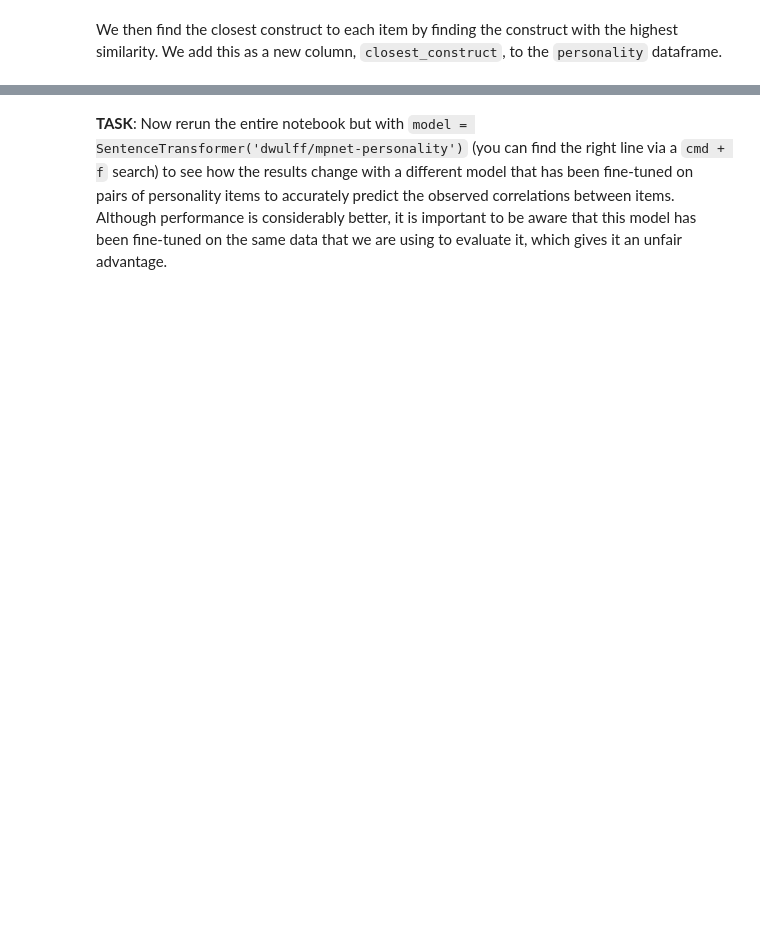
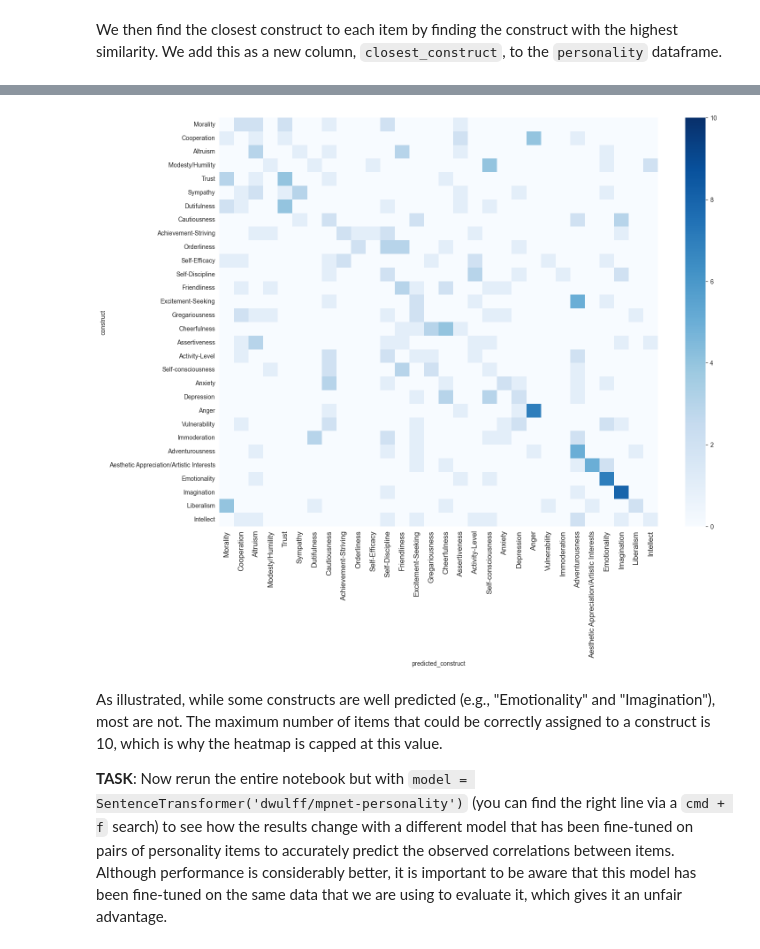
Before and after one commit to Zak-Hussain/LLM4BeSci_GSERM2024, a Jupyter notebook: day_2/day_2.ipynb, the cells around one changed output, grey strips where cells are left out. Saved outputs shown, nothing was run; the diff lists cells and outputs as text; code cells hidden in the pictures; blank space fills up the shorter version.

Commit message:
explaining heatmap

```diff
--- a/day_2/day_2.ipynb
+++ b/day_2/day_2.ipynb
@@ -173,9 +375,14 @@ confusion_matrix
 # %%
 # Plotting confusion matrix without numbers in cells
 fig, ax = plt.subplots(figsize=(16, 12))
-sns.heatmap(confusion_matrix, cmap='Blues', ax=ax)
+n_items_per_construct = 10 # Maximum possible number of correctly assigned items per construct
+sns.heatmap(confusion_matrix, cmap='Blues', vmin=0, vmax=n_items_per_construct, ax=ax)
 
 # Increasing x-tick label and y-tick label font size
 ax.xaxis.set_tick_params(labelsize=12)
+# %% [output]
+[figure, added]
 # %% [markdown]
+As illustrated, while some constructs are well predicted (e.g., "Emotionality" and "Imagination"), most are not. The maximum number of items that could be correctly assigned to a construct is 10, which is why the heatmap is capped at this value.
+
 **TASK**: Now rerun the entire notebook but with `model = SentenceTransformer('dwulff/mpnet-personality')` (you can find the right line via a `cmd + f` search) to see how the results change with a different model that has been fine-tuned on pairs of personality items to accurately predict the observed correlations between items. Although performance is considerably better, it is important to be aware that this model has been fine-tuned on the same data that we are using to evaluate it, which gives it an unfair advantage.
```
Also changed, not shown: parts of 19 cells of this notebook.
